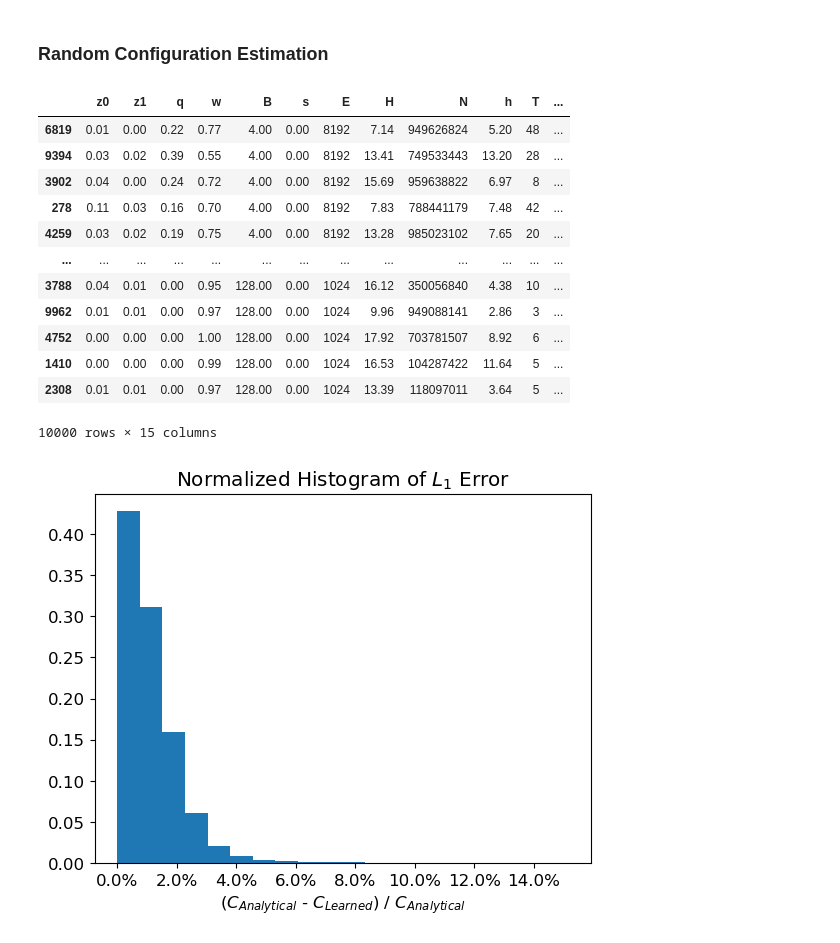
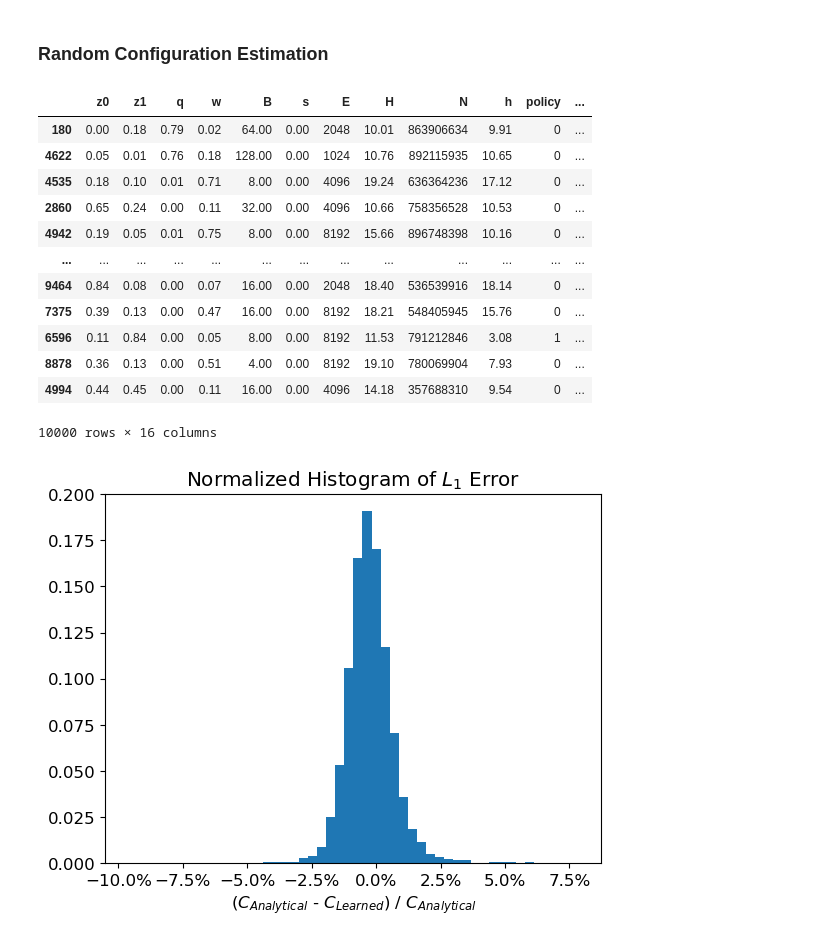
Before and after one commit to ephoris/endure-jupyter, a Jupyter notebook: experiments/00_lcm_eval.ipynb, the cells around one changed output. Drawn from its saved outputs; the diff is of its cells as text; code cells hidden in the pictures.

```diff
--- a/experiments/00_lcm_eval.ipynb
+++ b/experiments/00_lcm_eval.ipynb
@@ -67,2 +73,0 @@ load_status
-# %%
-gen = LevelGenerator(config_model)
@@ -125,6 +116,6 @@ def eval_acm(design, system, wl):
 # %%
-design = [2, 48]
-wl = gen._sample_workload(4)
+wl = (z0, z1, q, w) = gen._sample_workload(4)
 system = gen._sample_system()
-eval_lcm(design, system, wl), eval_acm(design, system, wl)
+design = gen._sample_design(system)
+cf.calc_cost(design, system, z0, z1, q, w), eval_lcm(design, system, z0, z1, q, w)
 # %% [output]
@@ -212,26 +195,26 @@ config_model['workloads'][idx]
 ### Random Configuration Estimation
 # %%
 def generate_random_samples(num_samples=100):
-    gen = LevelGenerator(config_model)
     table = []
     for _ in tqdm(range(num_samples)):
-        wl = (z0, z1, q, w) = gen._sample_workload(4)
-        system = (B, s, E, H, N) = gen._sample_system()
-        design = (h, T) = (gen._sample_bloom_filter_bits(max=(H - 0.1)), gen._sample_size_ratio())
-        cost_lcm = eval_lcm(design, system, wl)
-        cost_acm = eval_acm(design, system, wl)
+        z0, z1, q, w = gen._sample_workload(4)
+        system = gen._sample_system()
+        design = gen._sample_design(system, policies=[Policy.Tiering, Policy.Leveling])
+        cost_lcm = eval_lcm(design, system, z0, z1, q, w)
+        cost_acm = cf.calc_cost(design, system, z0, z1, q, w)
         row = {
             "z0": z0,
             "z1": z1,
             "q": q,
             "w": w,
-            "B": B,
-            "s": s,
-            "E": E,
-            "H": H,
-            "N": N,
-            "h": h,
-            "T": T,
+            "B": system.B,
+            "s": system.s,
+            "E": system.E,
+            "H": system.H,
+            "N": system.N,
+            'h': design.h,
+            "policy": 1 if design.policy == Policy.Leveling else 0,
+            'T': design.T,
             "cost_lcm": cost_lcm,
             "cost_acm": cost_acm,
         }
@@ -243,30 +226,30 @@ def generate_random_samples(num_samples=100):
 num_samples = 10000
 df = generate_random_samples(num_samples)
 # %%
-df['delta'] = abs(df['cost_acm'] - df['cost_lcm'])
+df['delta'] = df['cost_acm'] - df['cost_lcm']
 df['norm_delta'] = df['delta'] / df['cost_acm']
-df.sort_values(by='cost_lcm', ascending=False)
+df.sort_values(by='norm_delta', ascending=False)
 # %% [output]
-|  | z0 | z1 | q | w | B | s | E | H | N | h | T | ... |
-| 6819 | 0.01 | 0.00 | 0.22 | 0.77 | 4.00 | 0.00 | 8192 | 7.14 | 949626824 | 5.20 | 48 | ... |
-| 9394 | 0.03 | 0.02 | 0.39 | 0.55 | 4.00 | 0.00 | 8192 | 13.41 | 749533443 | 13.20 | 28 | ... |
-| 3902 | 0.04 | 0.00 | 0.24 | 0.72 | 4.00 | 0.00 | 8192 | 15.69 | 959638822 | 6.97 | 8 | ... |
-| 278 | 0.11 | 0.03 | 0.16 | 0.70 | 4.00 | 0.00 | 8192 | 7.83 | 788441179 | 7.48 | 42 | ... |
-| 4259 | 0.03 | 0.02 | 0.19 | 0.75 | 4.00 | 0.00 | 8192 | 13.28 | 985023102 | 7.65 | 20 | ... |
+|  | z0 | z1 | q | w | B | s | E | H | N | h | policy | ... |
+| 180 | 0.00 | 0.18 | 0.79 | 0.02 | 64.00 | 0.00 | 2048 | 10.01 | 863906634 | 9.91 | 0 | ... |
+| 4622 | 0.05 | 0.01 | 0.76 | 0.18 | 128.00 | 0.00 | 1024 | 10.76 | 892115935 | 10.65 | 0 | ... |
+| 4535 | 0.18 | 0.10 | 0.01 | 0.71 | 8.00 | 0.00 | 4096 | 19.24 | 636364236 | 17.12 | 0 | ... |
+| 2860 | 0.65 | 0.24 | 0.00 | 0.11 | 32.00 | 0.00 | 4096 | 10.66 | 758356528 | 10.53 | 0 | ... |
+| 4942 | 0.19 | 0.05 | 0.01 | 0.75 | 8.00 | 0.00 | 8192 | 15.66 | 896748398 | 10.16 | 0 | ... |
 | ... | ... | ... | ... | ... | ... | ... | ... | ... | ... | ... | ... | ... |
-| 3788 | 0.04 | 0.01 | 0.00 | 0.95 | 128.00 | 0.00 | 1024 | 16.12 | 350056840 | 4.38 | 10 | ... |
-| 9962 | 0.01 | 0.01 | 0.00 | 0.97 | 128.00 | 0.00 | 1024 | 9.96 | 949088141 | 2.86 | 3 | ... |
-| 4752 | 0.00 | 0.00 | 0.00 | 1.00 | 128.00 | 0.00 | 1024 | 17.92 | 703781507 | 8.92 | 6 | ... |
-| 1410 | 0.00 | 0.00 | 0.00 | 0.99 | 128.00 | 0.00 | 1024 | 16.53 | 104287422 | 11.64 | 5 | ... |
-| 2308 | 0.01 | 0.01 | 0.00 | 0.97 | 128.00 | 0.00 | 1024 | 13.39 | 118097011 | 3.64 | 5 | ... |
+| 9464 | 0.84 | 0.08 | 0.00 | 0.07 | 16.00 | 0.00 | 2048 | 18.40 | 536539916 | 18.14 | 0 | ... |
+| 7375 | 0.39 | 0.13 | 0.00 | 0.47 | 16.00 | 0.00 | 8192 | 18.21 | 548405945 | 15.76 | 0 | ... |
+| 6596 | 0.11 | 0.84 | 0.00 | 0.05 | 8.00 | 0.00 | 8192 | 11.53 | 791212846 | 3.08 | 1 | ... |
+| 8878 | 0.36 | 0.13 | 0.00 | 0.51 | 4.00 | 0.00 | 8192 | 19.10 | 780069904 | 7.93 | 0 | ... |
+| 4994 | 0.44 | 0.45 | 0.00 | 0.11 | 16.00 | 0.00 | 4096 | 14.18 | 357688310 | 9.54 | 0 | ... |
-10000 rows × 15 columns
+10000 rows × 16 columns
 # %%
 plt.rcParams.update({'font.size': 12})
 fig, ax = plt.subplots()
 data = df['norm_delta'].values
-ax.hist(data, bins=20, weights=np.ones_like(data)/len(data))
+ax.hist(data, bins=50, weights=np.ones_like(data)/len(data))
 ax.set_xlabel('($C_{Analytical}$ - $C_{Learned}$) / $C_{Analytical}$')
 ax.set_title('Normalized Histogram of $L_1$ Error')
 plt.gca().xaxis.set_major_formatter(PercentFormatter(1))
 # %% [output]
-[figure, old version]
+[figure, new version]
```
Also changed, not shown: parts of 17 cells of this notebook, 1 other file.
